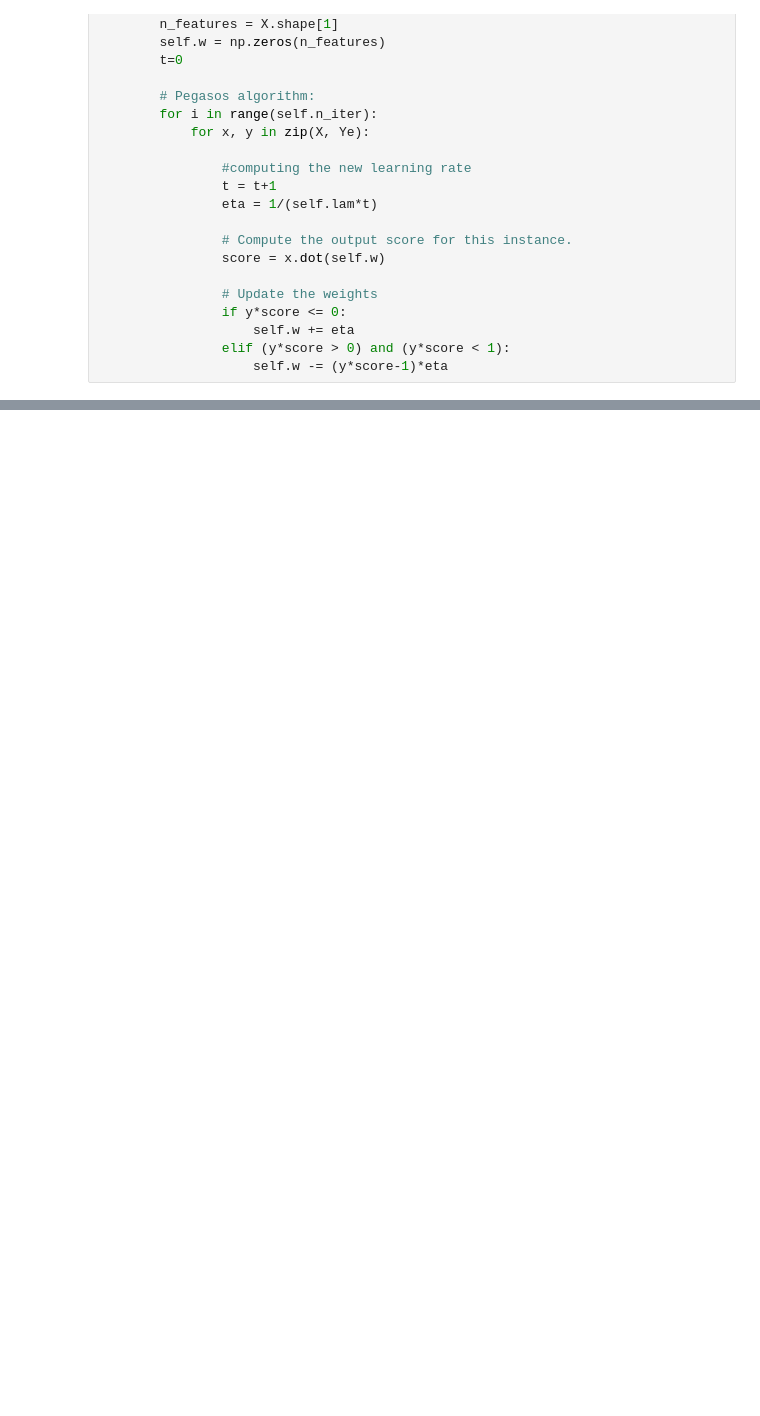
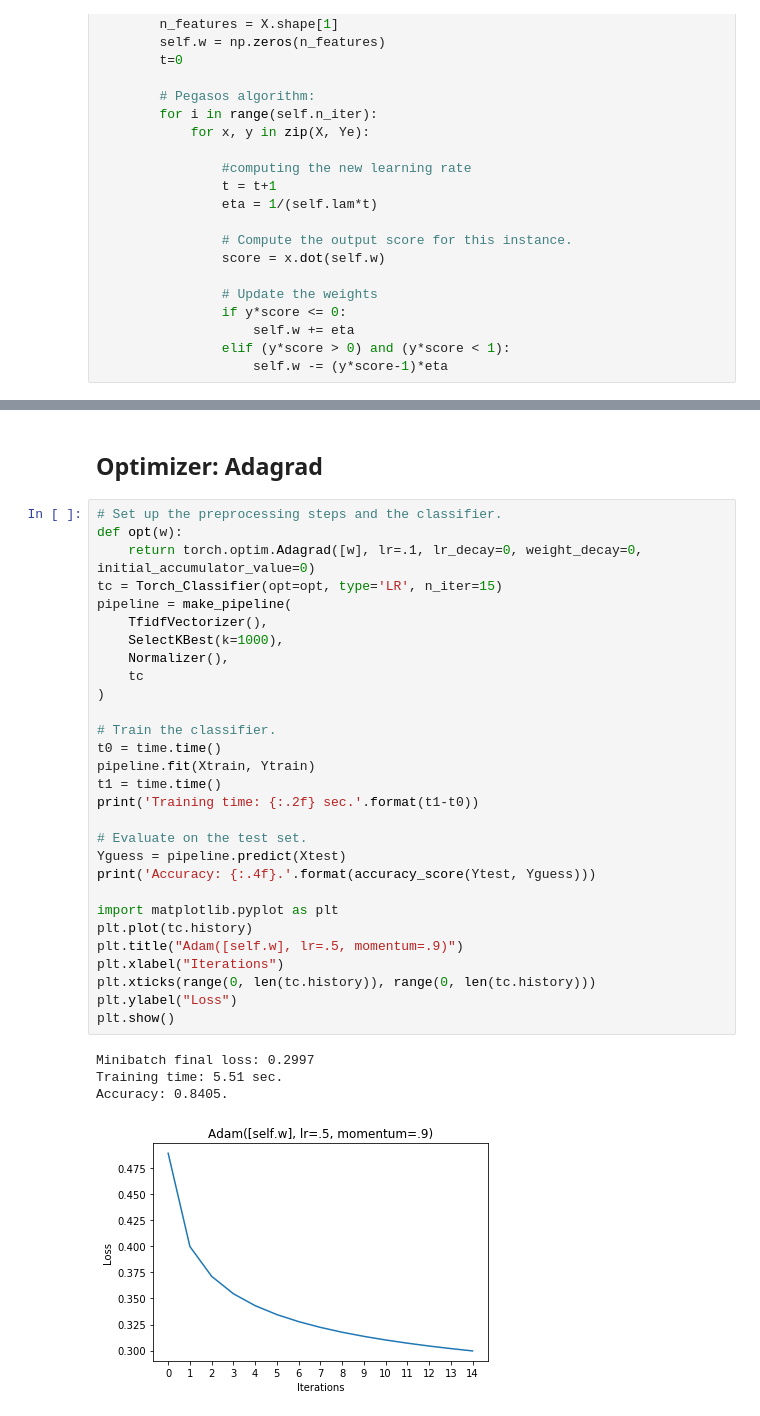
Before and after one commit to JohnLindblad/GU_Applied_Machine_Learning, a Jupyter notebook: Assignment2B/Assignment_2B_Notebook.ipynb, the cells around one changed output, grey strips where cells are left out. Cells and saved outputs as stored; diff of their text form; blank space fills up the shorter version.

```diff
--- a/Assignment2B/Assignment_2B_Notebook.ipynb
+++ b/Assignment2B/Assignment_2B_Notebook.ipynb
@@ -333,0 +932,36 @@ Accuracy: 0.4964.
+# %% [markdown]
+## Optimizer: Adagrad
+# %%
+# Set up the preprocessing steps and the classifier.
+def opt(w):
+    return torch.optim.Adagrad([w], lr=.1, lr_decay=0, weight_decay=0, initial_accumulator_value=0)
+tc = Torch_Classifier(opt=opt, type='LR', n_iter=15)
+pipeline = make_pipeline(
+    TfidfVectorizer(),
+    SelectKBest(k=1000),
+    Normalizer(),
+    tc
+)
+
+# Train the classifier.
+t0 = time.time()
+pipeline.fit(Xtrain, Ytrain)
+t1 = time.time()
+print('Training time: {:.2f} sec.'.format(t1-t0))
+
+# Evaluate on the test set.
+Yguess = pipeline.predict(Xtest)
+print('Accuracy: {:.4f}.'.format(accuracy_score(Ytest, Yguess)))
+
+import matplotlib.pyplot as plt
+plt.plot(tc.history)
+plt.title("Adam([self.w], lr=.5, momentum=.9)")
+plt.xlabel("Iterations")
+plt.xticks(range(0, len(tc.history)), range(0, len(tc.history)))
+plt.ylabel("Loss")
+plt.show()
+# %% [output]
+Minibatch final loss: 0.2997
+Training time: 5.51 sec.
+Accuracy: 0.8405.
+[figure, added]
```
Also changed, not shown: parts of 32 cells of this notebook.
